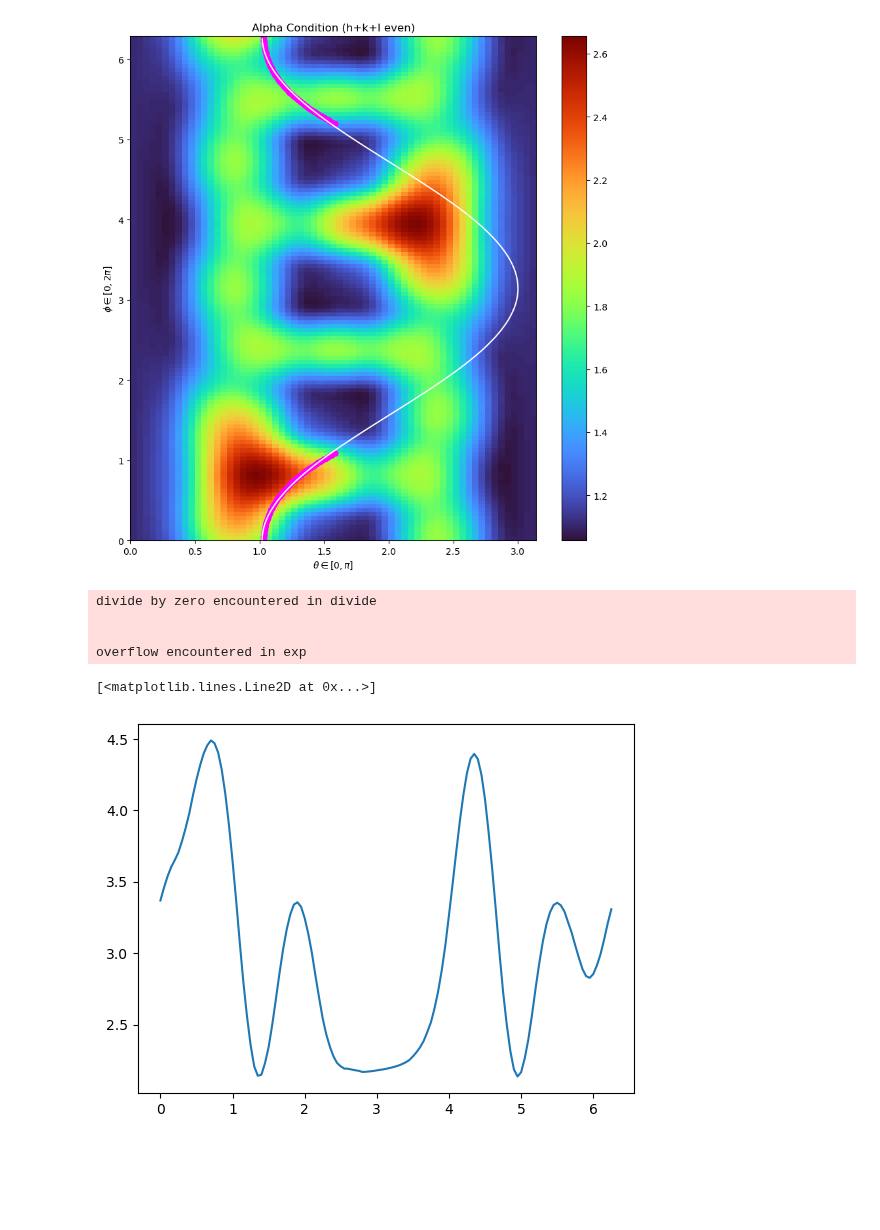
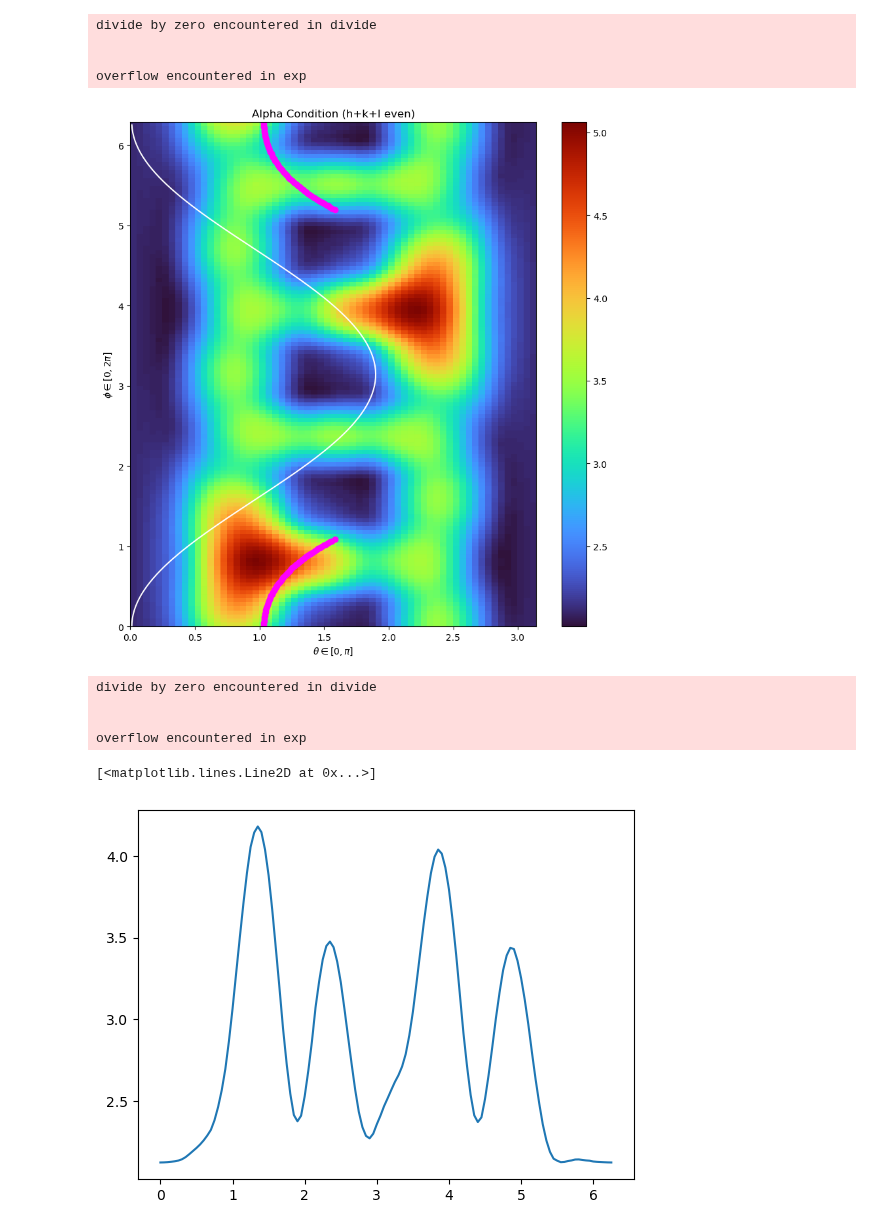
Before and after one commit to Taaseen-Islam-u7121940/Axion-Flux, a Jupyter notebook: Code/solar_flux_clean.ipynb, the cells around one changed output. Saved outputs shown, nothing was run; the diff lists cells and outputs as text; code cells hidden in the pictures; blank space fills up the shorter version.

```diff
--- a/Code/solar_flux_clean.ipynb
+++ b/Code/solar_flux_clean.ipynb
@@ -28,7 +32,8 @@ E_0    = 1.103 #in keV
 diam = 110*unit.mm
 hgt = 250*unit.mm
 #vol = ((np.pi*(diam/2)**2*hgt).to(unit.AA**3)).value #Crystal volume, in AA^3
-vol = ((50*unit.kg/(3.67*unit.g*(unit.cm)**(-3))).to(unit.AA**3)).value
+mass = 5*unit.t
+vol = ((mass/(3.67*unit.g*(unit.cm)**(-3))).to(unit.AA**3)).value
 #Make volume make the mass like 7kg
 vol_cell = 67.71 #In AA^3, from Dent paper
 # %%
@@ -79,7 +84,7 @@ def complete_dndt(max_hkl = 5, print_output = False, all_even = False, k=[1,0,0]
     final_dndt = nt_constant*np.sum(final_summand) #in s^(-1), 1e-16 converts angstroms and cm
     if print_output:
         print("dN/dt = {:.3e} s^(-1)".format(final_dndt))
-    return (final_dndt*(unit.s**(-1))*(3*unit.year)).si
+    return (final_dndt*(unit.s**(-1))*(10*unit.year)).si
 # %%
 phi_axis =  np.arange(0, 2*np.pi, 0.05)
 theta_axis = np.arange(0,np.pi, 0.05)
@@ -94,7 +99,12 @@ def angle_dependence(g_ag = 2e-10):
         outputs.append(complete_dndt(k = k_vec, abs_forgot = True, all_even=False, coupling = g_ag))
     return np.array(outputs)
 
-rates_on_angle = angle_dependence()
+rates_on_angle = angle_dependence(g_ag = 5.5e-11)
+# %% [output]
+divide by zero encountered in divide
+
+
+overflow encountered in exp
 # %%
 dict = {"phi"  : angle_plane[:,0],
         "theta": angle_plane[:,1],
@@ -110,7 +120,8 @@ fig.show()
 # %%
 rates_square = np.reshape(rates_on_angle, (len(phi_axis), len(theta_axis)))
 # %%
-theta_phi = lambda x: (np.pi/2)-0.99*np.cos(x)+0.44
+#theta_phi = lambda x: (np.pi/2)-0.99*np.cos(x)+0.44
+theta_phi = lambda x: (np.pi/2)-54.06476699*np.pi/180*np.cos(x)-35.22555939*np.pi/180
 
 fig,ax = plt.subplots(figsize=(10,10))
 image = ax.imshow(rates_square, interpolation='none', extent = (0,np.pi,0,2*np.pi), aspect='auto', origin='lower', cmap='turbo')
@@ -122,7 +133,7 @@ plt.xlabel("$\\theta \in [0,\pi]$")
 plt.ylabel("$\phi \in [0,2\pi]$")
 plt.show()
 # %% [output]
-[figure, old version]
+[figure, new version]
 # %%
 solar_df = pd.read_excel("..\\sun_path_v1.xlsx", header=3)
 hour = solar_df["hour"]
@@ -151,14 +162,14 @@ def line_integral(theta_func, phi, g_ag=2e-10):
         integral += complete_dndt(abs_forgot = True, all_even=False, coupling = g_ag, k=k_vec)*dphi[index]
     return integral
 # %%
-plt.plot(phi_axis, theta_funcd(theta_phi, phi_axis, g_ag=2.35e-10))
+plt.plot(phi_axis, theta_funcd(theta_phi, phi_axis, g_ag=5.5e-11))
 # %% [output]
 divide by zero encountered in divide
 
 
 overflow encountered in exp
 [<matplotlib.lines.Line2D at 0x...>]
-[figure, old version]
+[figure, new version]
 # %%
 np.trapz(theta_funcd(theta_phi, phi_axis), phi_axis)
 # %% [output]
```
Also changed, not shown: parts of 5 cells of this notebook, 4 other files.
